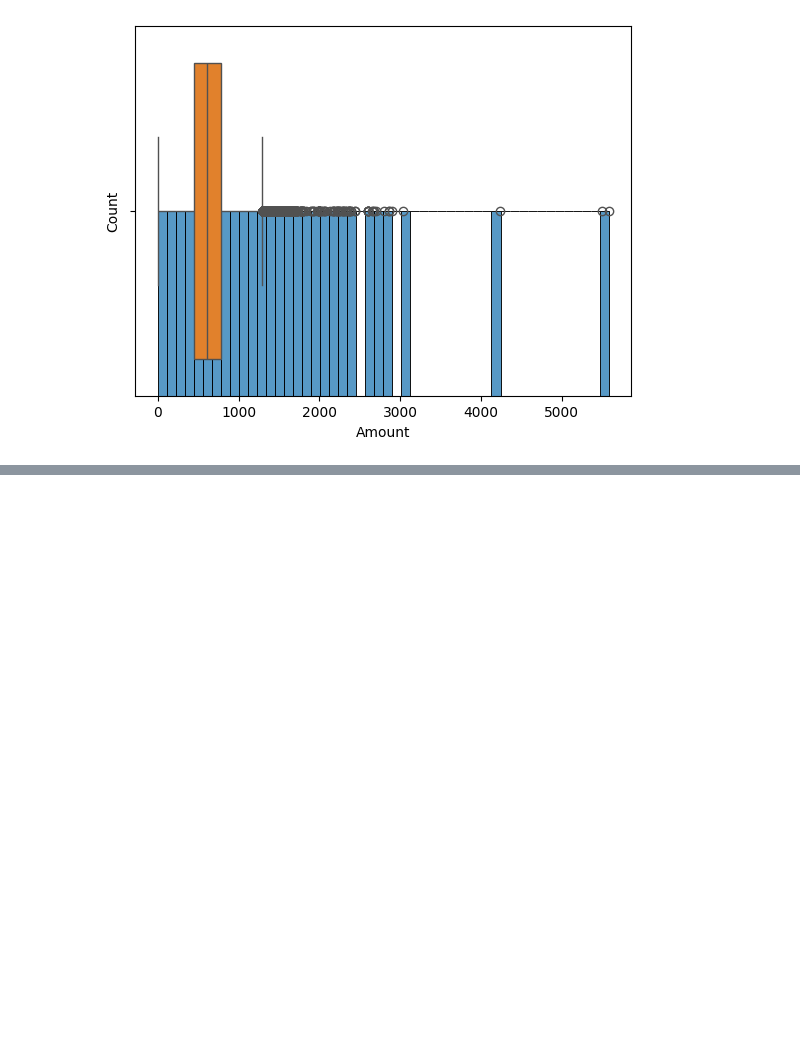
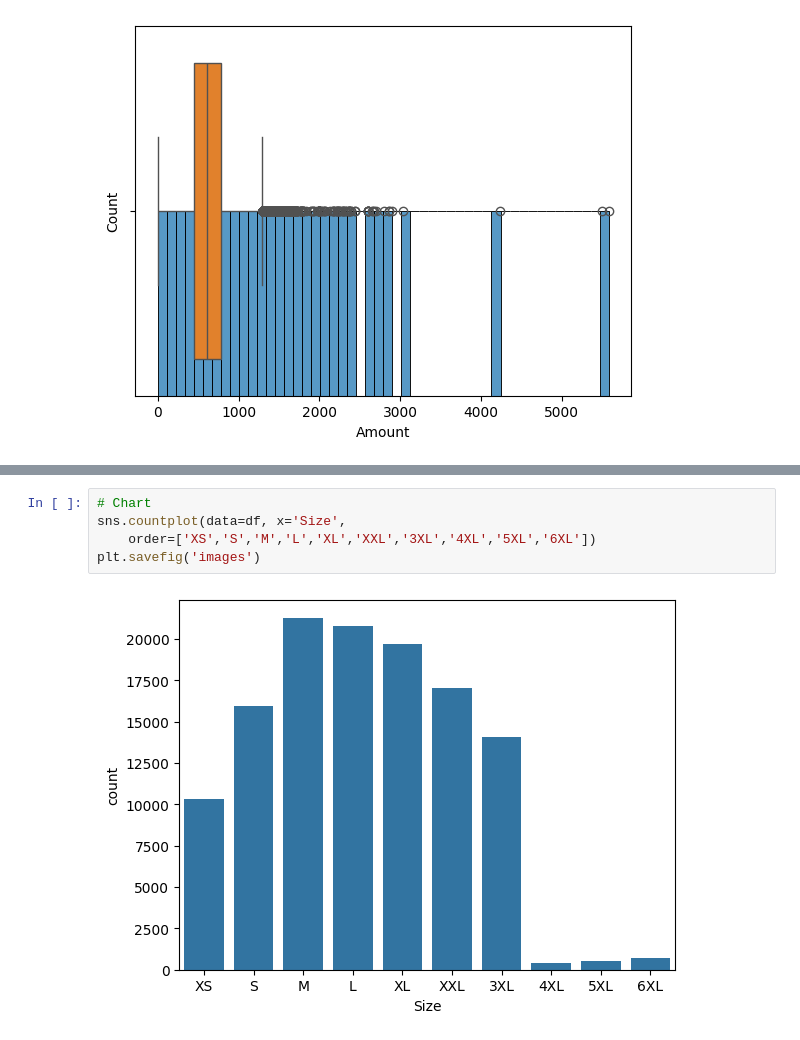
Before and after one commit to aalgovind05/amazon-sales-eda, a Jupyter notebook: notebooks/02_eda_analysis.ipynb, the cells around one changed output, grey strips where cells are left out. Cells and saved outputs as stored; diff of their text form; blank space fills up the shorter version.

Commit message:
size analysis

```diff
--- a/notebooks/02_eda_analysis.ipynb
+++ b/notebooks/02_eda_analysis.ipynb
@@ -163,0 +194,7 @@ plt.savefig('images')
+# %%
+# Chart
+sns.countplot(data=df, x='Size',
+    order=['XS','S','M','L','XL','XXL','3XL','4XL','5XL','6XL'])
+plt.savefig('images')
+# %% [output]
+[figure, added]
```
Also changed, not shown: parts of 9 cells of this notebook, 3 other files.
